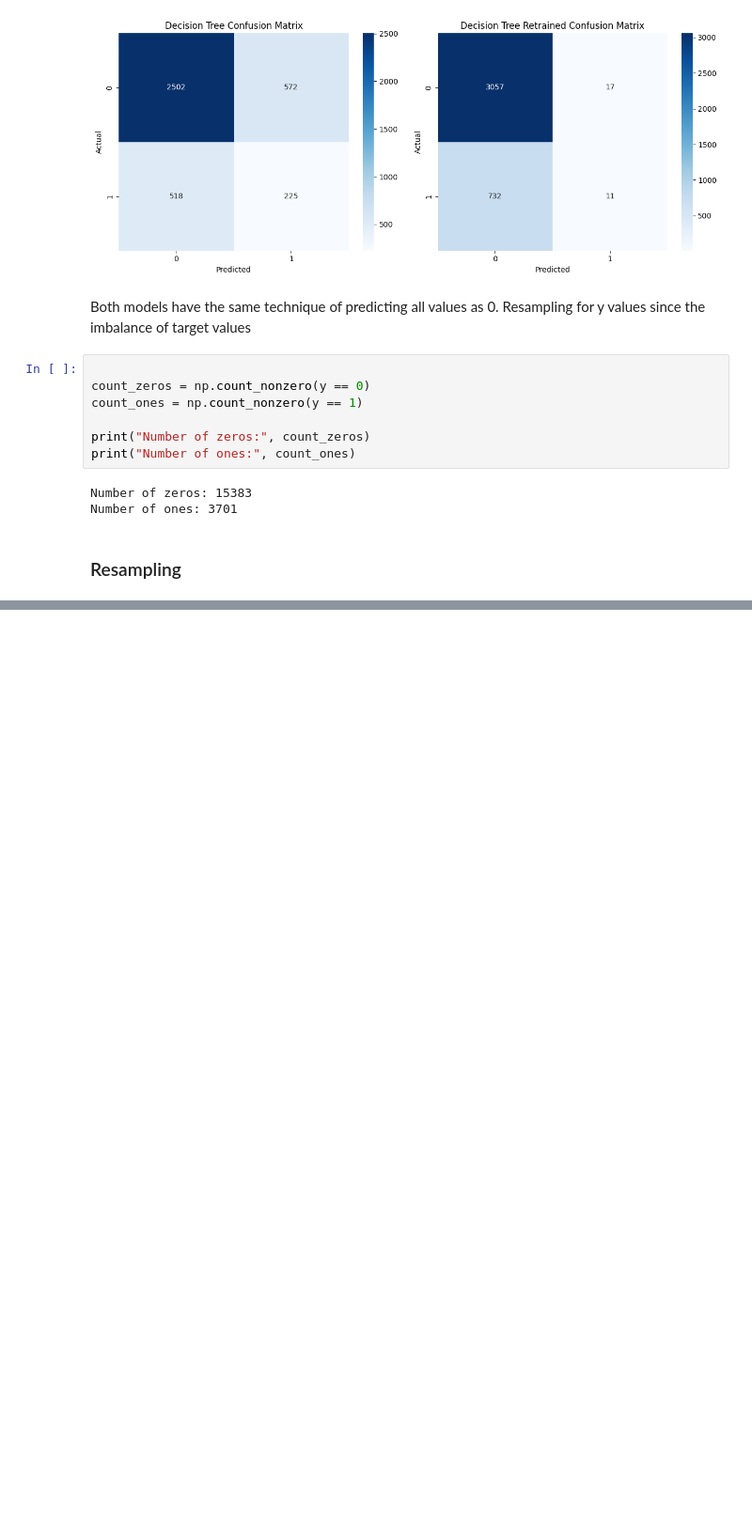
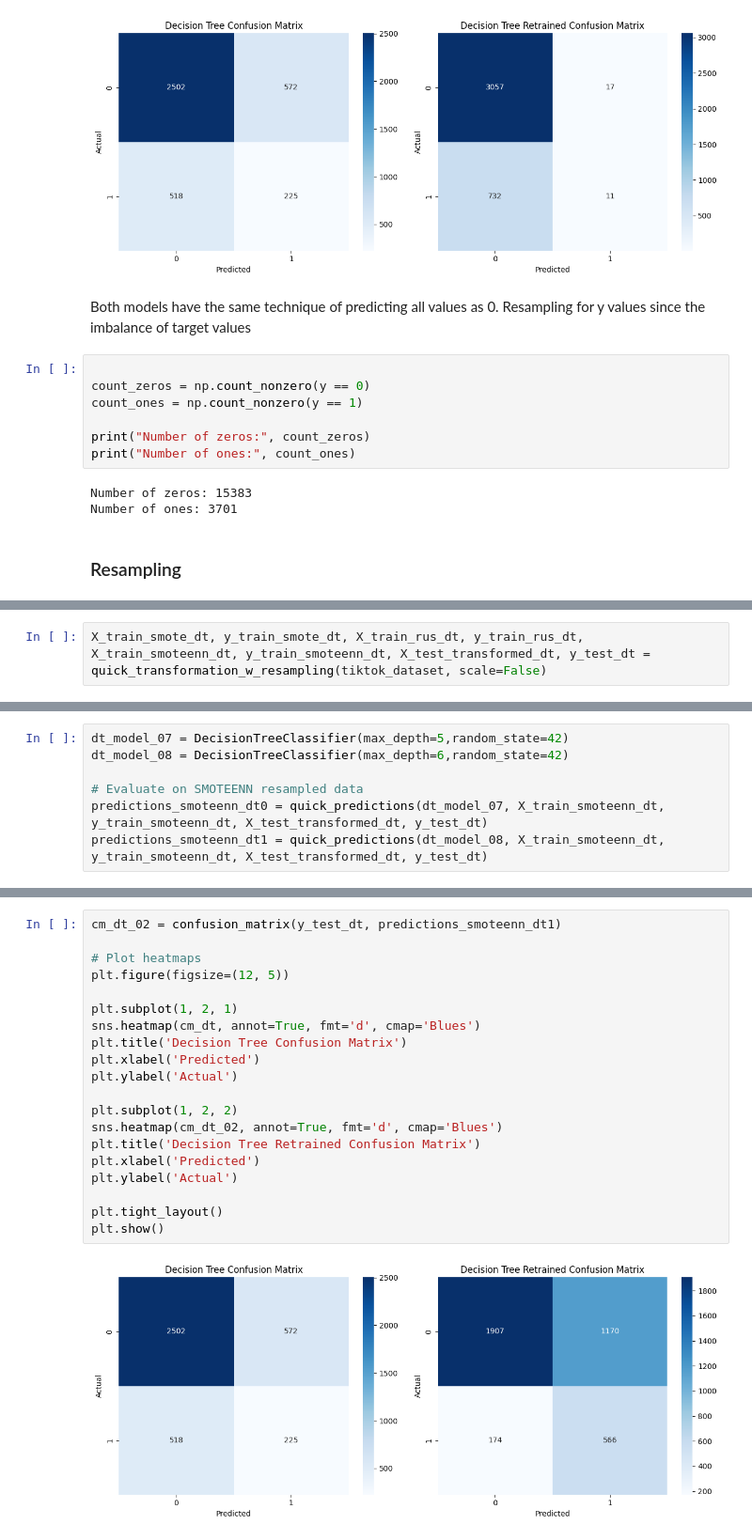
Before and after one commit to Takosaga/fall_24, a Jupyter notebook: machine_learning_and_predictive_analytics/detecting_suspicious_tiktok_content_creators/notebooks/report.ipynb, the cells around one changed output, grey strips where cells are left out. Shown at 94% size. Drawn from its saved outputs; the diff is of its cells as text; blank space fills up the shorter version.

```diff
--- a/machine_learning_and_predictive_analytics/detecting_suspicious_tiktok_content_creators/notebooks/report.ipynb
+++ b/machine_learning_and_predictive_analytics/detecting_suspicious_tiktok_content_creators/notebooks/report.ipynb
@@ -971,0 +1097,2 @@ dt_model = DecisionTreeClassifier(max_depth=6,random_state=42)
+# %%
+X_train_smote_dt, y_train_smote_dt, X_train_rus_dt, y_train_rus_dt, X_train_smoteenn_dt, y_train_smoteenn_dt, X_test_transformed_dt, y_test_dt = quick_transformation_w_resampling(tiktok_dataset, scale=False)
@@ -971,0 +1148,7 @@ dt_model = DecisionTreeClassifier(max_depth=6,random_state=42)
+# %%
+dt_model_07 = DecisionTreeClassifier(max_depth=5,random_state=42)
+dt_model_08 = DecisionTreeClassifier(max_depth=6,random_state=42)
+
+# Evaluate on SMOTEENN resampled data
+predictions_smoteenn_dt0 = quick_predictions(dt_model_07, X_train_smoteenn_dt, y_train_smoteenn_dt, X_test_transformed_dt, y_test_dt)
+predictions_smoteenn_dt1 = quick_predictions(dt_model_08, X_train_smoteenn_dt, y_train_smoteenn_dt, X_test_transformed_dt, y_test_dt)
@@ -971,0 +1173,22 @@ dt_model = DecisionTreeClassifier(max_depth=6,random_state=42)
+# %%
+cm_dt_02 = confusion_matrix(y_test_dt, predictions_smoteenn_dt1)
+
+# Plot heatmaps
+plt.figure(figsize=(12, 5))
+
+plt.subplot(1, 2, 1)
+sns.heatmap(cm_dt, annot=True, fmt='d', cmap='Blues')
+plt.title('Decision Tree Confusion Matrix')
+plt.xlabel('Predicted')
+plt.ylabel('Actual')
+
+plt.subplot(1, 2, 2)
+sns.heatmap(cm_dt_02, annot=True, fmt='d', cmap='Blues')
+plt.title('Decision Tree Retrained Confusion Matrix')
+plt.xlabel('Predicted')
+plt.ylabel('Actual')
+
+plt.tight_layout()
+plt.show()
+# %% [output]
+[figure, added]
```
Also changed, not shown: parts of 17 cells of this notebook.
